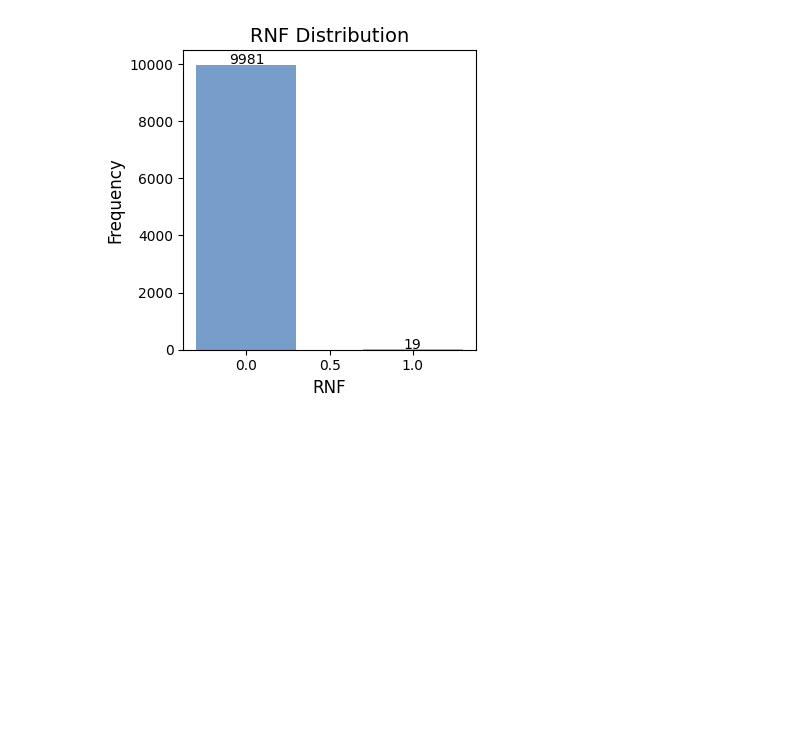
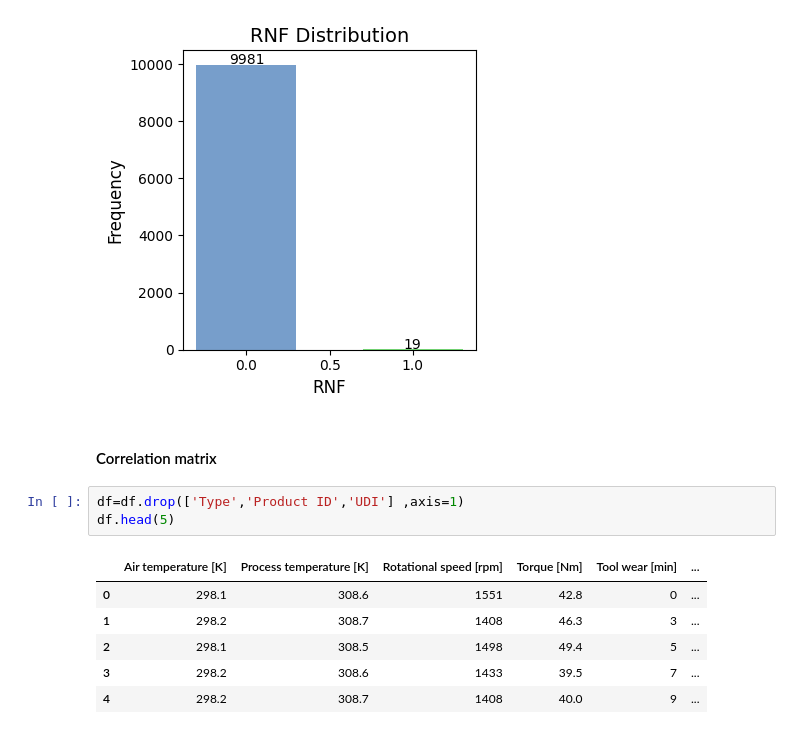
Before and after one commit to Joseph1889/RestartProyect, a Jupyter notebook: DataUnderstanding/EDA.ipynb, the cells around one changed output. Drawn from its saved outputs; the diff is of its cells as text; blank space fills up the shorter version.

```diff
--- a/DataUnderstanding/EDA.ipynb
+++ b/DataUnderstanding/EDA.ipynb
@@ -303,3 +304,15 @@ plt.tight_layout()  # Adjust layout to prevent overlapping
 plt.show()
 # %% [output]
 [figure]
+# %% [markdown]
+#### Correlation matrix
+# %%
+df=df.drop(['Type','Product ID','UDI'] ,axis=1)
+df.head(5)
+# %% [output]
+|  | Air temperature [K] | Process temperature [K] | Rotational speed [rpm] | Torque [Nm] | Tool wear [min] | ... |
+| 0 | 298.1 | 308.6 | 1551 | 42.8 | 0 | ... |
+| 1 | 298.2 | 308.7 | 1408 | 46.3 | 3 | ... |
+| 2 | 298.1 | 308.5 | 1498 | 49.4 | 5 | ... |
+| 3 | 298.2 | 308.6 | 1433 | 39.5 | 7 | ... |
+| 4 | 298.2 | 308.7 | 1408 | 40.0 | 9 | ... |
```
Also changed, not shown: parts of 2 cells of this notebook.
